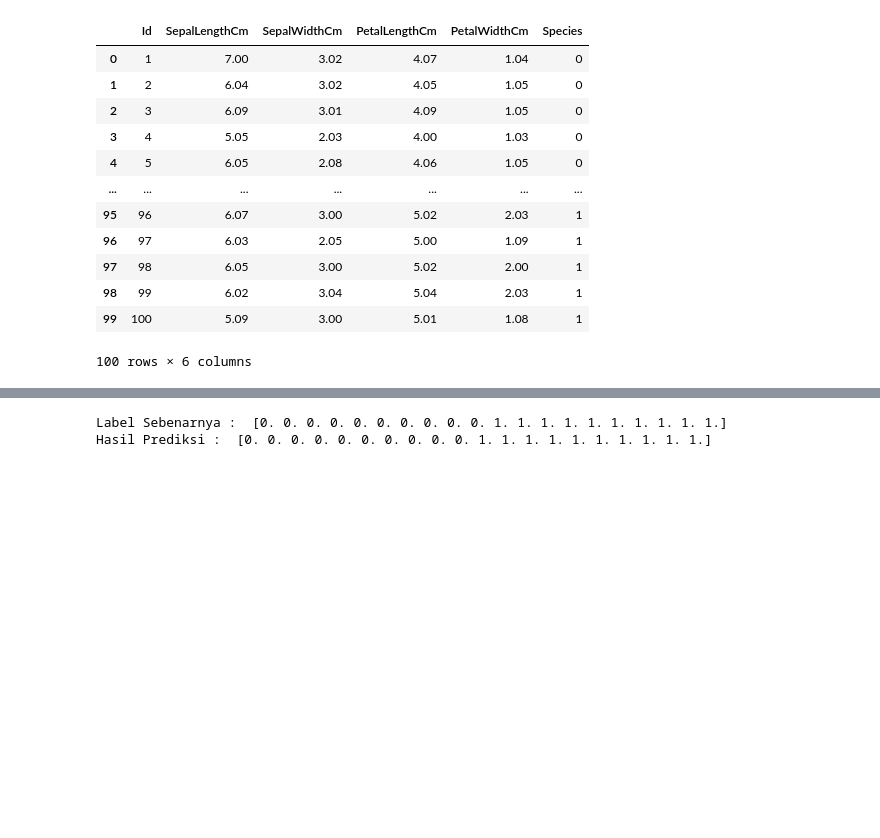
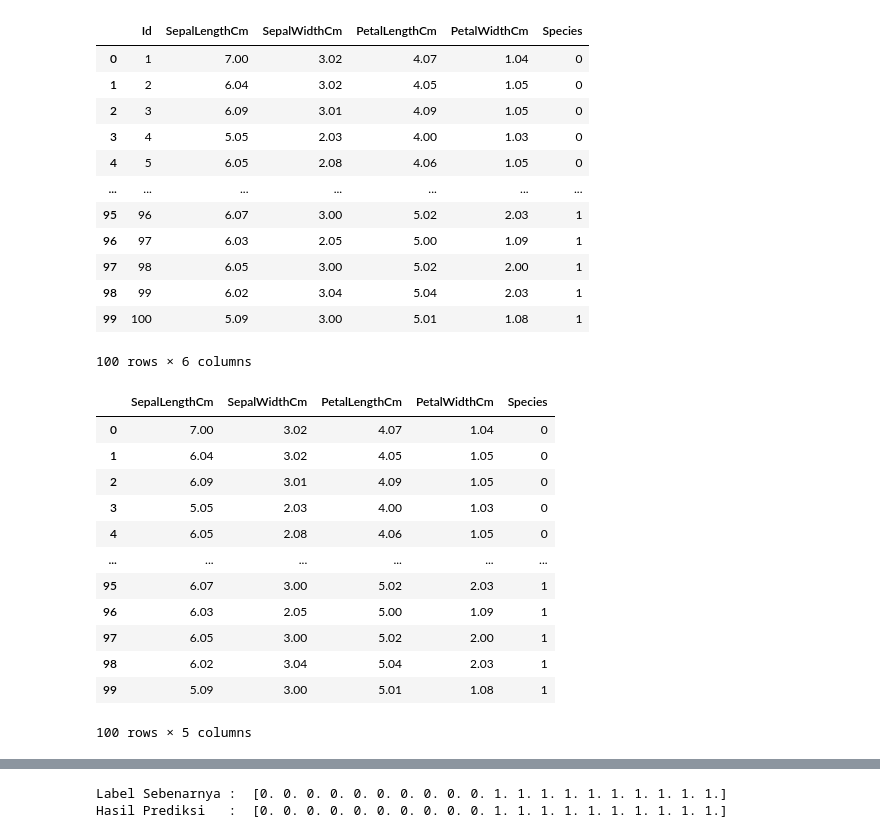
Before and after one commit to masaboe/dm-2023, a Jupyter notebook: tm7/DecisionTree_IrisCSV.ipynb, the cells around one changed output, grey strips where cells are left out. Cells and saved outputs as stored; diff of their text form; code cells hidden in the pictures; blank space fills up the shorter version.

```diff
--- a/tm7/DecisionTree_IrisCSV.ipynb
+++ b/tm7/DecisionTree_IrisCSV.ipynb
@@ -44,6 +60,22 @@ irisDataset
 # %%
 #Menghapus kolom "Id"
 irisDataset = irisDataset.drop(labels="Id", axis=1)
+# %%
+irisDataset
+# %% [output]
+|  | SepalLengthCm | SepalWidthCm | PetalLengthCm | PetalWidthCm | Species |
+| 0 | 7.00 | 3.02 | 4.07 | 1.04 | 0 |
+| 1 | 6.04 | 3.02 | 4.05 | 1.05 | 0 |
+| 2 | 6.09 | 3.01 | 4.09 | 1.05 | 0 |
+| 3 | 5.05 | 2.03 | 4.00 | 1.03 | 0 |
+| 4 | 6.05 | 2.08 | 4.06 | 1.05 | 0 |
+| ... | ... | ... | ... | ... | ... |
+| 95 | 6.07 | 3.00 | 5.02 | 2.03 | 1 |
+| 96 | 6.03 | 2.05 | 5.00 | 1.09 | 1 |
+| 97 | 6.05 | 3.00 | 5.02 | 2.00 | 1 |
+| 98 | 6.02 | 3.04 | 5.04 | 2.03 | 1 |
+| 99 | 5.09 | 3.00 | 5.01 | 1.08 | 1 |
+100 rows × 5 columns
 # %%
 #Mengubah dataFrame ke array Numpy
 irisDataset = irisDataset.to_numpy()
```
Also changed, not shown: parts of 5 cells of this notebook, 5 other files.
